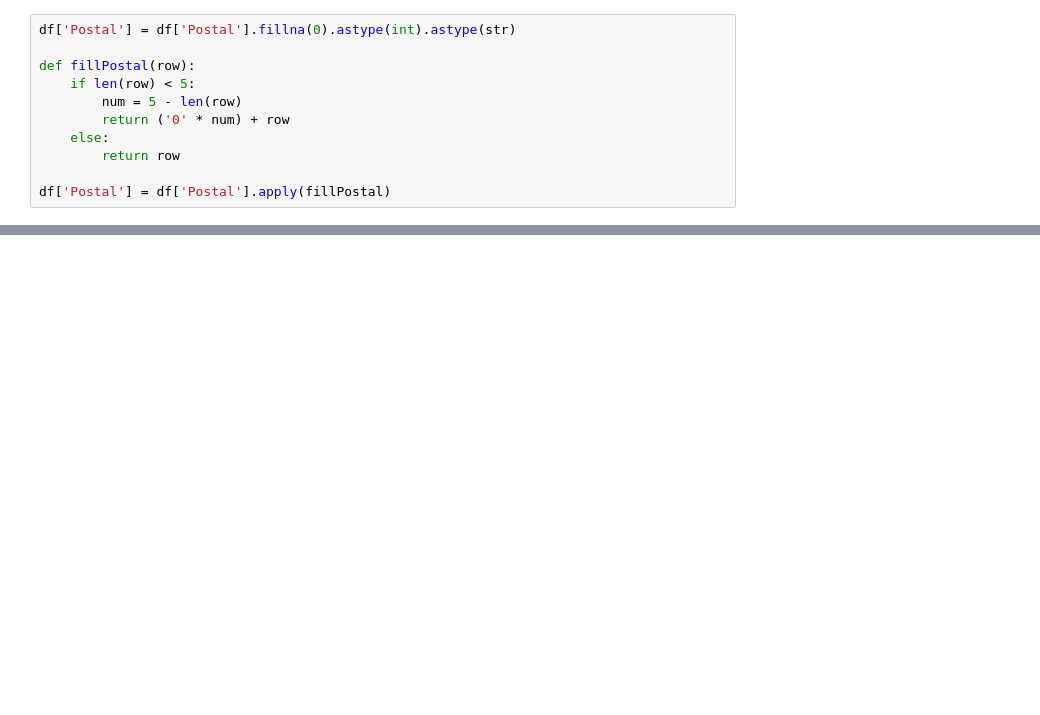
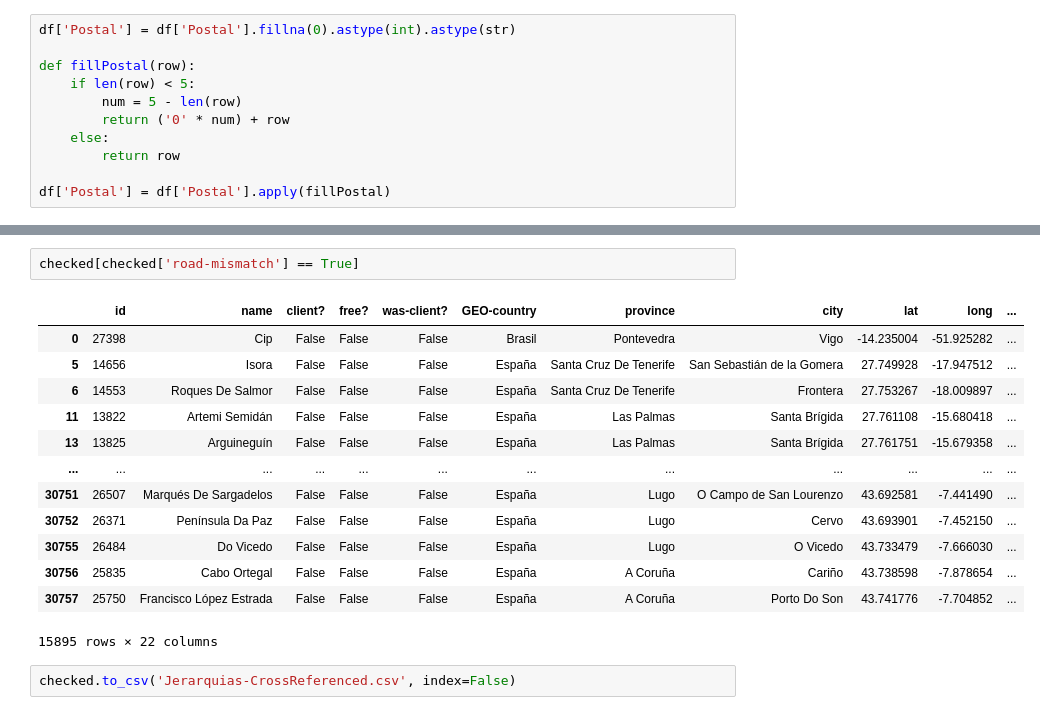
Before and after one commit to AleYepes/testing, a Jupyter notebook: micole/geolocation/geolocation.ipynb, the cells around one changed output, grey strips where cells are left out. Cells and saved outputs as stored; diff of their text form; blank space fills up the shorter version.

```diff
--- a/micole/affinity test/geolocation.ipynb
+++ b/micole/geolocation/geolocation.ipynb
@@ -192,0 +267,18 @@ df.sort_values(by='coordinates')
+# %%
+checked[checked['road-mismatch'] == True]
+# %% [output]
+|  | id | name | client? | free? | was-client? | GEO-country | province | city | lat | long | ... |
+| 0 | 27398 | Cip | False | False | False | Brasil | Pontevedra | Vigo | -14.235004 | -51.925282 | ... |
+| 5 | 14656 | Isora | False | False | False | España | Santa Cruz De Tenerife | San Sebastián de la Gomera | 27.749928 | -17.947512 | ... |
+| 6 | 14553 | Roques De Salmor | False | False | False | España | Santa Cruz De Tenerife | Frontera | 27.753267 | -18.009897 | ... |
+| 11 | 13822 | Artemi Semidán | False | False | False | España | Las Palmas | Santa Brígida | 27.761108 | -15.680418 | ... |
+| 13 | 13825 | Arguineguín | False | False | False | España | Las Palmas | Santa Brígida | 27.761751 | -15.679358 | ... |
+| ... | ... | ... | ... | ... | ... | ... | ... | ... | ... | ... | ... |
+| 30751 | 26507 | Marqués De Sargadelos | False | False | False | España | Lugo | O Campo de San Lourenzo | 43.692581 | -7.441490 | ... |
+| 30752 | 26371 | Península Da Paz | False | False | False | España | Lugo | Cervo | 43.693901 | -7.452150 | ... |
+| 30755 | 26484 | Do Vicedo | False | False | False | España | Lugo | O Vicedo | 43.733479 | -7.666030 | ... |
+| 30756 | 25835 | Cabo Ortegal | False | False | False | España | A Coruña | Cariño | 43.738598 | -7.878654 | ... |
+| 30757 | 25750 | Francisco López Estrada | False | False | False | España | A Coruña | Porto Do Son | 43.741776 | -7.704852 | ... |
+15895 rows × 22 columns
+# %%
+checked.to_csv('Jerarquias-CrossReferenced.csv', index=False)
```
Also changed, not shown: parts of 15 cells of this notebook, 2 other files.
